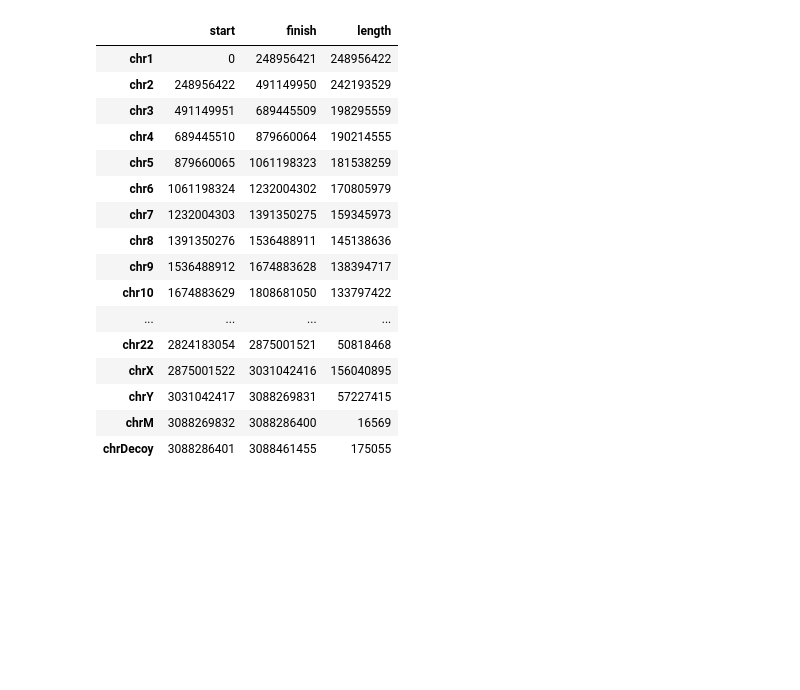
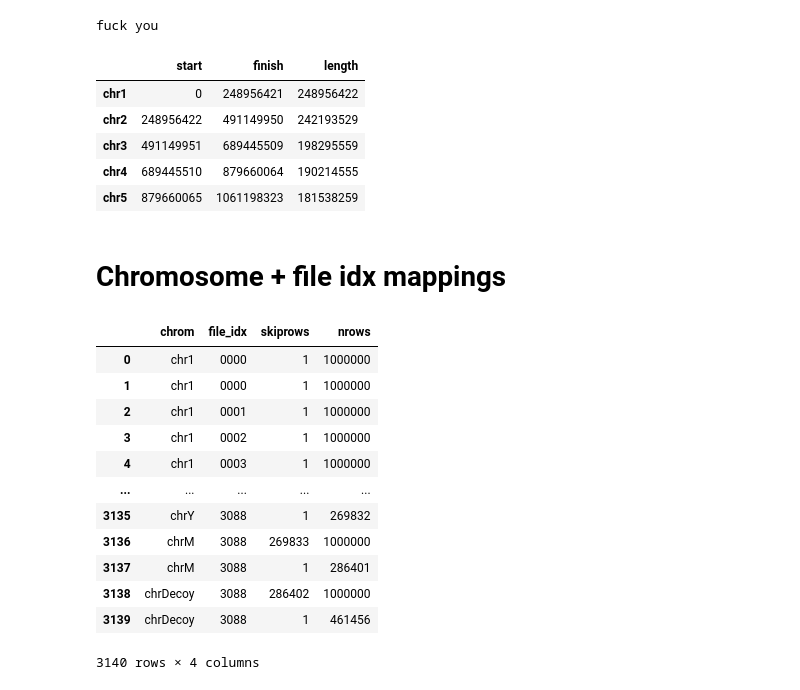
Before and after one commit to briannachrisman/y_chromosome_mismappings, a Jupyter notebook: src/covWAS/get_chromosome_line_numbers.ipynb, the cells around one changed output. Cells and saved outputs as stored; diff of their text form; code cells hidden in the pictures; blank space fills up the shorter version.

```diff
--- a/src/covWAS/get_chromosome_line_numbers.ipynb
+++ b/src/covWAS/get_chromosome_line_numbers.ipynb
@@ -3,7 +3,11 @@ import pandas as pd
 import numpy as np
 from glob import glob
 
-df = pd.read_table('/home/groups/dpwall/briannac/y_chromosome_mismappings/intermediate_files/coverages/chrom_lengths.tsv', header=None)
+df = pd.read_table('/home/groups/dpwall/briannac/y_chromosome_mismappings/data/coverages/chrom_lengths.tsv', header=None)
+# %%
+print('fuck you')
+# %% [output]
+fuck you
 # %%
 df['chrom'] = [i.replace('SN:', '') for i in df[1]]
 df['length'] = [int(i.replace('LN:', '')) for i in df[2]]
@@ -16,23 +20,12 @@ df = df[['start', 'finish', 'length']]
 # %%
 df.index = ['chrDecoy' if i==25 else idx for i,idx in enumerate(df.index)]
 df = df.iloc[:26]
-df
+df.head()
 # %% [output]
 |  | start | finish | length |
 | chr1 | 0 | 248956421 | 248956422 |
 | chr2 | 248956422 | 491149950 | 242193529 |
 | chr3 | 491149951 | 689445509 | 198295559 |
 | chr4 | 689445510 | 879660064 | 190214555 |
 | chr5 | 879660065 | 1061198323 | 181538259 |
-| chr6 | 1061198324 | 1232004302 | 170805979 |
-| chr7 | 1232004303 | 1391350275 | 159345973 |
-| chr8 | 1391350276 | 1536488911 | 145138636 |
-| chr9 | 1536488912 | 1674883628 | 138394717 |
-| chr10 | 1674883629 | 1808681050 | 133797422 |
-| ... | ... | ... | ... |
-| chr22 | 2824183054 | 2875001521 | 50818468 |
-| chrX | 2875001522 | 3031042416 | 156040895 |
-| chrY | 3031042417 | 3088269831 | 57227415 |
-| chrM | 3088269832 | 3088286400 | 16569 |
-| chrDecoy | 3088286401 | 3088461455 | 175055 |
 # %%
@@ -48,0 +34,2 @@ for row in df.iterrows():
+# %% [markdown]
+# Chromosome + file idx mappings
@@ -54,0 +55,16 @@ new_df.to_csv('/home/groups/dpwall/briannac/y_chromosome_mismappings/intermediat
+# %%
+new_df
+# %% [output]
+|  | chrom | file_idx | skiprows | nrows |
+| 0 | chr1 | 0000 | 1 | 1000000 |
+| 1 | chr1 | 0000 | 1 | 1000000 |
+| 2 | chr1 | 0001 | 1 | 1000000 |
+| 3 | chr1 | 0002 | 1 | 1000000 |
+| 4 | chr1 | 0003 | 1 | 1000000 |
+| ... | ... | ... | ... | ... |
+| 3135 | chrY | 3088 | 1 | 269832 |
+| 3136 | chrM | 3088 | 269833 | 1000000 |
+| 3137 | chrM | 3088 | 1 | 286401 |
+| 3138 | chrDecoy | 3088 | 286402 | 1000000 |
+| 3139 | chrDecoy | 3088 | 1 | 461456 |
+3140 rows × 4 columns
```
Also changed, not shown: parts of 5 cells of this notebook, 12 other files.
